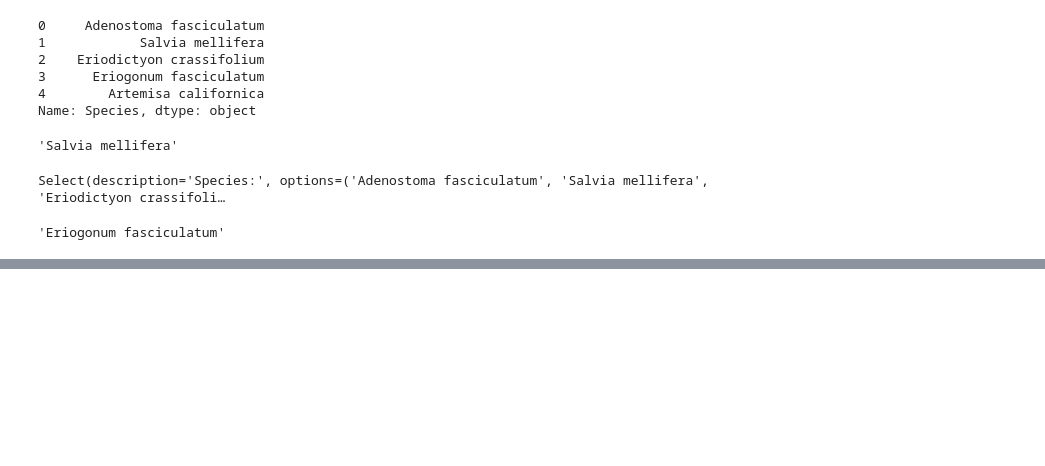
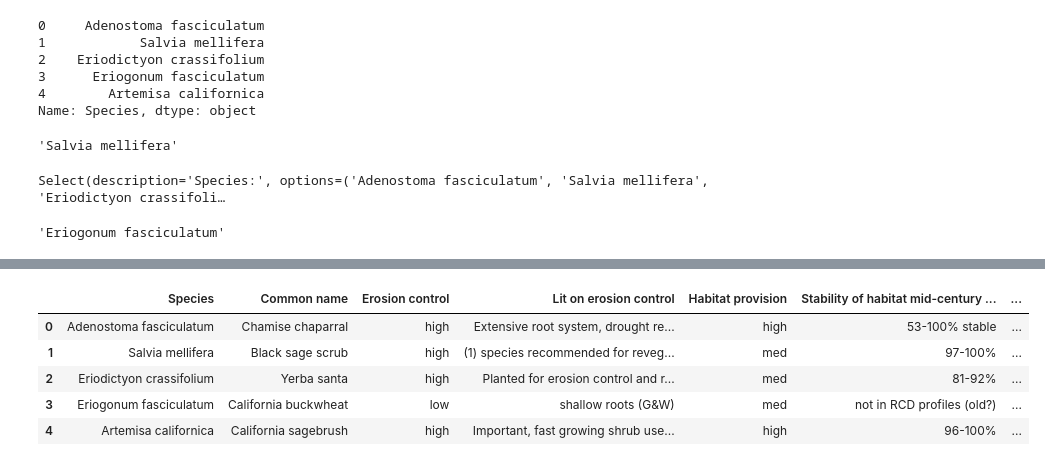
Before and after one commit to adhollander/postfire, a Jupyter notebook: Postfire_1.ipynb, the cells around one changed output, grey strips where cells are left out. Saved outputs shown, nothing was run; the diff lists cells and outputs as text; code cells hidden in the pictures; blank space fills up the shorter version.

```diff
--- a/Postfire_1.ipynb
+++ b/Postfire_1.ipynb
@@ -76,0 +99,10 @@ specchoice.value = "Salvia mellifera"
+# %%
+traits2c = pd.read_csv("./Traits_for_import_2c.csv", delimiter=",")
+traits2c
+# %% [output]
+|  | Species | Common name | Erosion control | Lit on erosion control | Habitat provision | Stability of habitat mid-century ... | ... |
+| 0 | Adenostoma fasciculatum | Chamise chaparral | high | Extensive root system, drought re... | high | 53-100% stable | ... |
+| 1 | Salvia mellifera | Black sage scrub | high | (1) species recommended for reveg... | med | 97-100% | ... |
+| 2 | Eriodictyon crassifolium | Yerba santa | high | Planted for erosion control and r... | med | 81-92% | ... |
+| 3 | Eriogonum fasciculatum | California buckwheat | low | shallow roots (G&W) | med | not in RCD profiles (old?) | ... |
+| 4 | Artemisa californica | California sagebrush | high | Important, fast growing shrub use... | high | 96-100% | ... |
```
Also changed, not shown: parts of 4 cells of this notebook, 4 other files.
